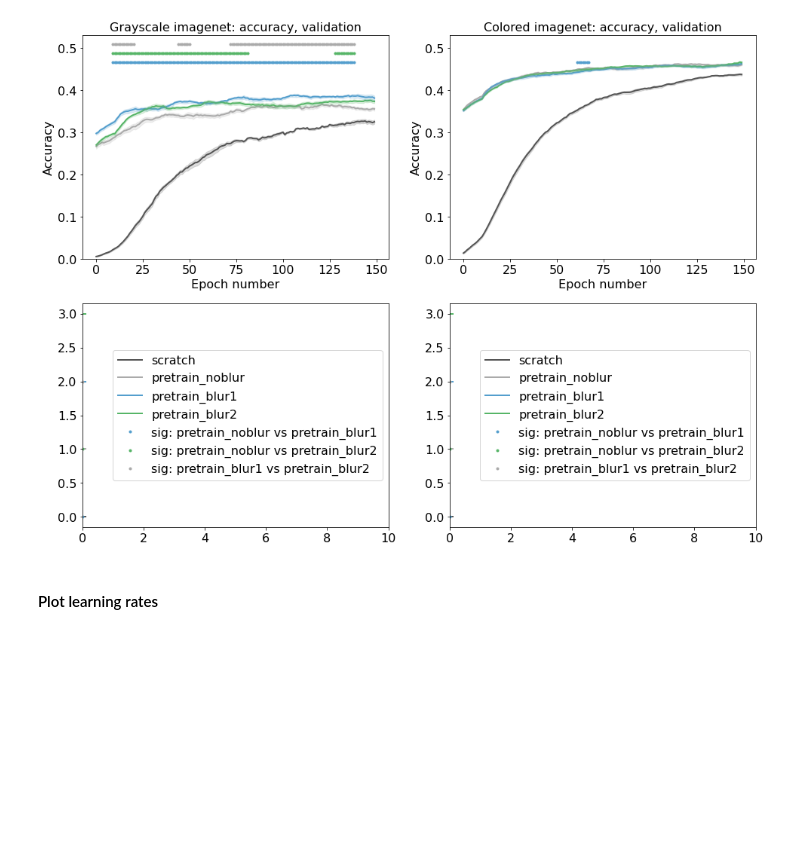
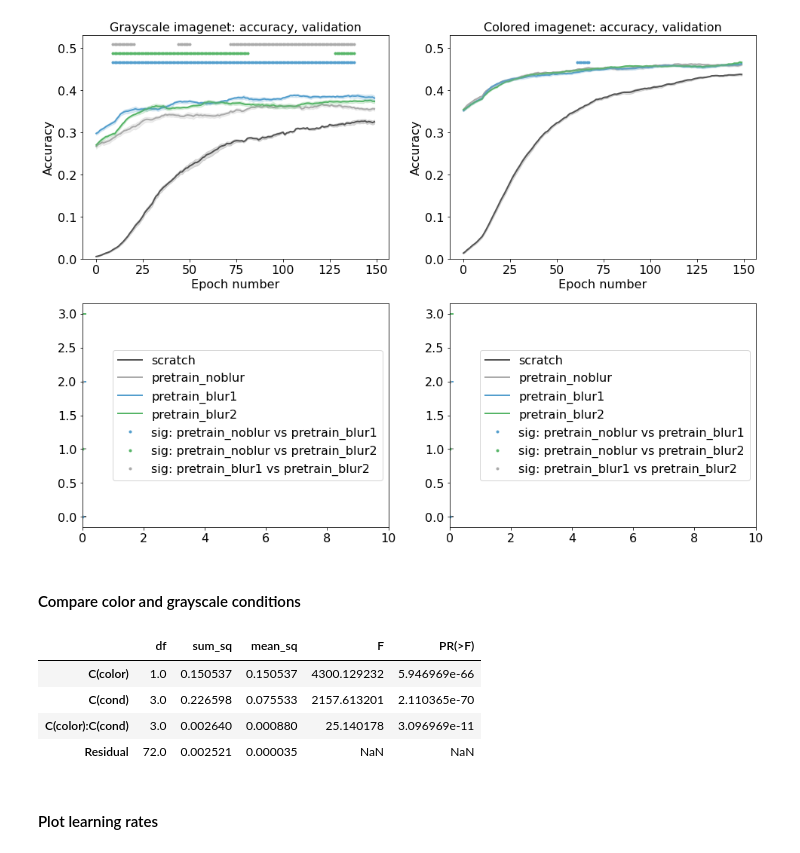
Before and after one commit to tarrlab/startingblurry, a Jupyter notebook: analysis/graphAccuracyImgNet.ipynb, the cells around one changed output. Saved outputs shown, nothing was run; the diff lists cells and outputs as text; code cells hidden in the pictures; blank space fills up the shorter version.

```diff
--- a/analysis/graphAccuracyImgNet.ipynb
+++ b/analysis/graphAccuracyImgNet.ipynb
@@ -326,6 +326,32 @@ fn2save = os.path.join(root, 'analysis', 'figures', 'ImageNet_accuracy_both.pdf'
 plt.savefig(fn2save)
 # %% [output]
 [figure]
+# %% [markdown]
+#### Compare color and grayscale conditions
+# %%
+mean_timepts_col = np.mean(smoothed_val_col, axis=2)
+mean_timepts_bw = np.mean(smoothed_val_bw, axis=2)
+
+n_color_conds=2
+condlabels = np.tile(np.repeat(np.arange(n_conds), n_trials), [n_color_conds,])
+colorlabels = np.repeat(np.arange(n_color_conds), n_trials*n_conds)
+dat = np.concatenate([mean_timepts_bw.ravel(), mean_timepts_col.ravel()])
+
+aov_df = pd.DataFrame({'acc': dat, 'color': colorlabels, 'cond': condlabels})
+
+import statsmodels.stats.anova
+import statsmodels.api as sm
+from statsmodels.formula.api import ols
+
+model = ols('acc ~ C(color) + C(cond) + C(color):C(cond)', data=aov_df).fit()
+
+statsmodels.stats.anova.anova_lm(model)
+# %% [output]
+|  | df | sum_sq | mean_sq | F | PR(>F) |
+| C(color) | 1.0 | 0.150537 | 0.150537 | 4300.129232 | 5.946969e-66 |
+| C(cond) | 3.0 | 0.226598 | 0.075533 | 2157.613201 | 2.110365e-70 |
+| C(color):C(cond) | 3.0 | 0.002640 | 0.000880 | 25.140178 | 3.096969e-11 |
+| Residual | 72.0 | 0.002521 | 0.000035 | NaN | NaN |
 # %% [markdown]
 #### Plot learning rates
 # %%
```
Also changed, not shown: 1 other file.
